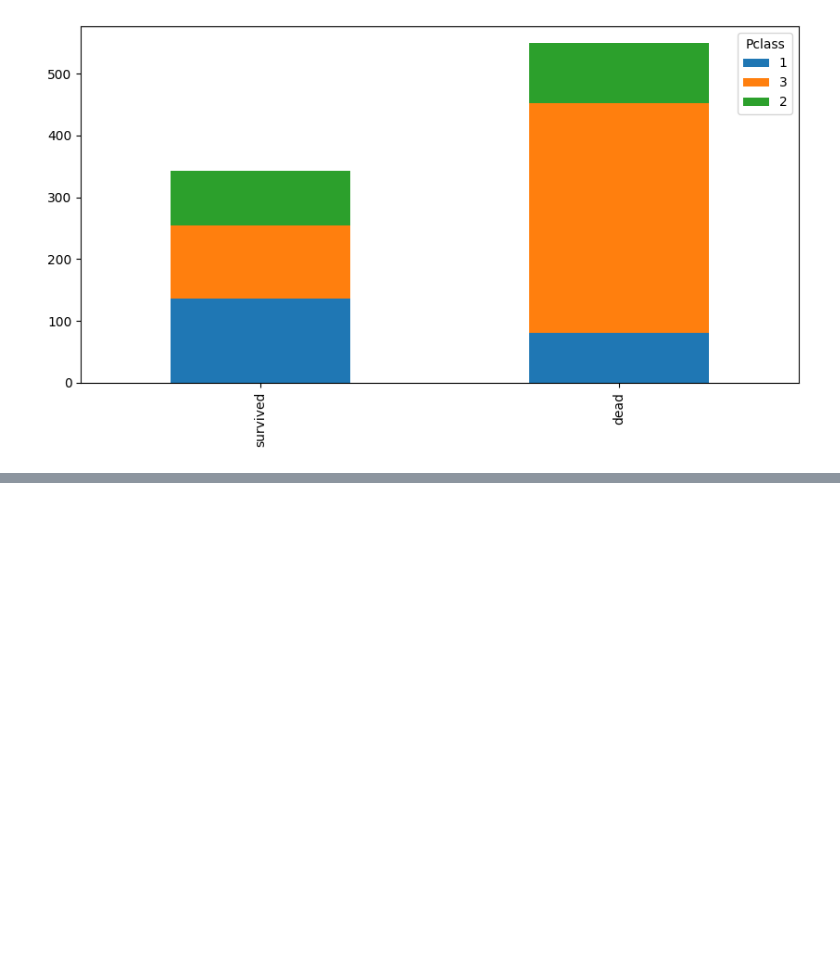
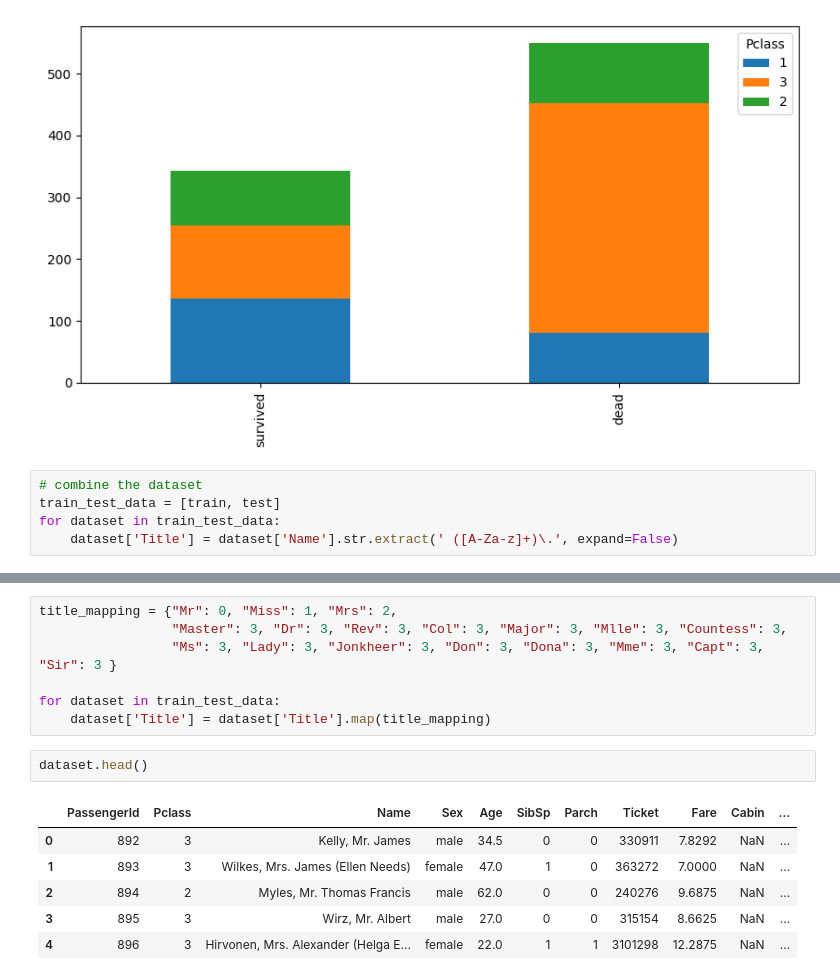
Before and after one commit to ayebaishmo/Titanic_survival, a Jupyter notebook: titanic_imp.ipynb, the cells around one changed output, grey strips where cells are left out. Saved outputs shown, nothing was run; the diff lists cells and outputs as text; blank space fills up the shorter version.

```diff
--- a/titanic_imp.ipynb
+++ b/titanic_imp.ipynb
@@ -104,3 +106,8 @@ dead Pclass
 1     80
 Name: count, dtype: int64
 [figure]
+# %%
+# combine the dataset
+train_test_data = [train, test]
+for dataset in train_test_data:
+    dataset['Title'] = dataset['Name'].str.extract(' ([A-Za-z]+)\.', expand=False)
@@ -106,0 +159,16 @@ Name: count, dtype: int64
+# %%
+title_mapping = {"Mr": 0, "Miss": 1, "Mrs": 2,
+                 "Master": 3, "Dr": 3, "Rev": 3, "Col": 3, "Major": 3, "Mlle": 3, "Countess": 3,
+                 "Ms": 3, "Lady": 3, "Jonkheer": 3, "Don": 3, "Dona": 3, "Mme": 3, "Capt": 3, "Sir": 3 }
+
+for dataset in train_test_data:
+    dataset['Title'] = dataset['Title'].map(title_mapping)
+# %%
+dataset.head()
+# %% [output]
+|  | PassengerId | Pclass | Name | Sex | Age | SibSp | Parch | Ticket | Fare | Cabin | ... |
+| 0 | 892 | 3 | Kelly, Mr. James | male | 34.5 | 0 | 0 | 330911 | 7.8292 | NaN | ... |
+| 1 | 893 | 3 | Wilkes, Mrs. James (Ellen Needs) | female | 47.0 | 1 | 0 | 363272 | 7.0000 | NaN | ... |
+| 2 | 894 | 2 | Myles, Mr. Thomas Francis | male | 62.0 | 0 | 0 | 240276 | 9.6875 | NaN | ... |
+| 3 | 895 | 3 | Wirz, Mr. Albert | male | 27.0 | 0 | 0 | 315154 | 8.6625 | NaN | ... |
+| 4 | 896 | 3 | Hirvonen, Mrs. Alexander (Helga E... | female | 22.0 | 1 | 1 | 3101298 | 12.2875 | NaN | ... |
```
Also changed, not shown: parts of 13 cells of this notebook.
